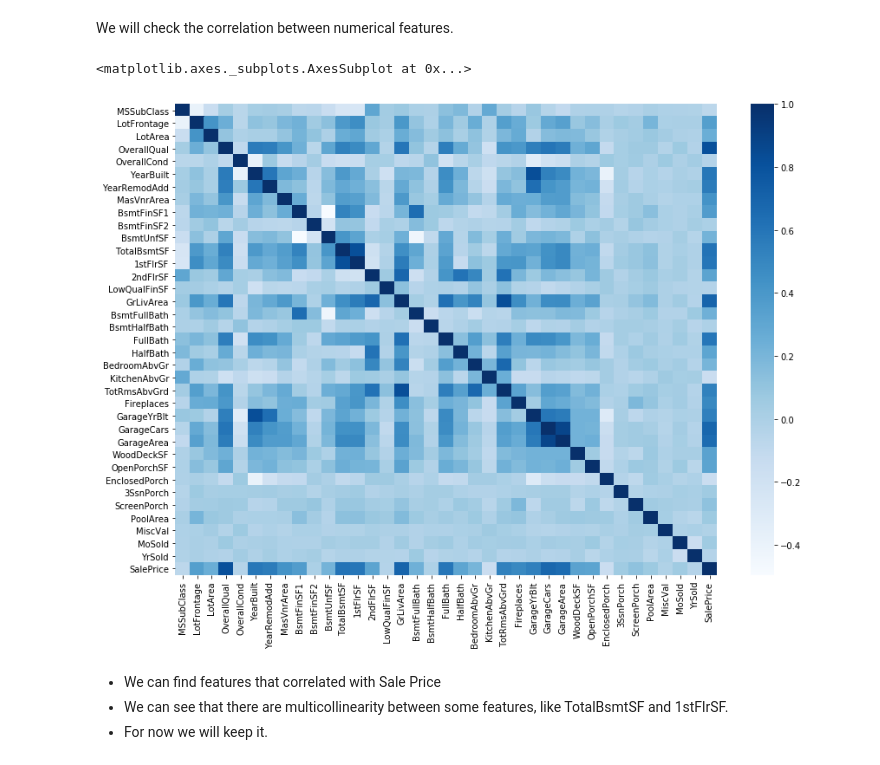
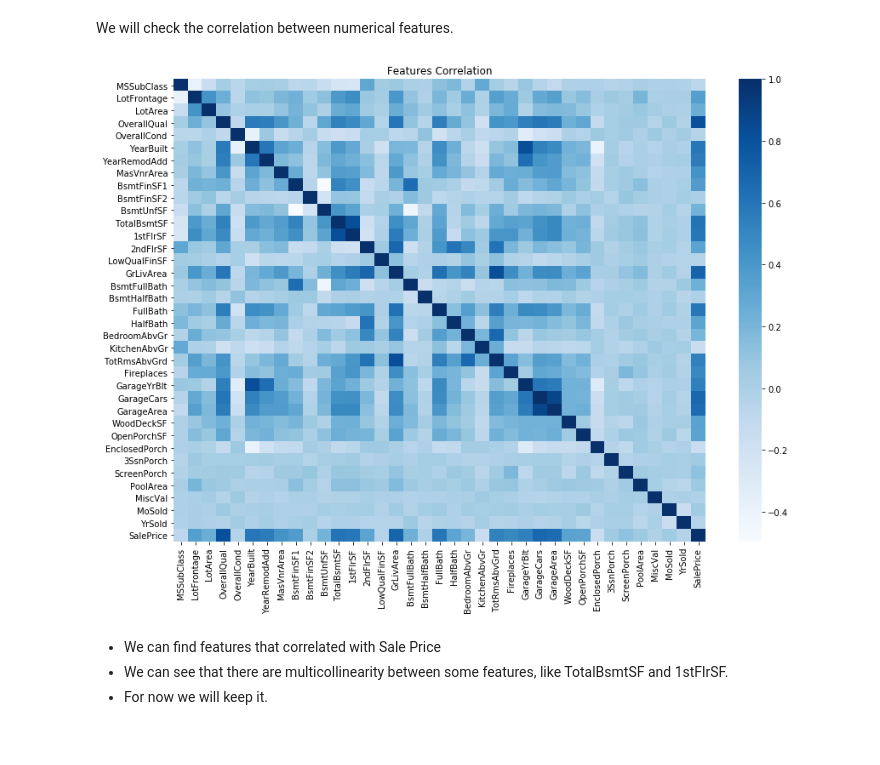
Before and after one commit to ardiansptr/House-Sale-Price-Prediction, a Jupyter notebook: House Sale Price Prediction.ipynb, the cells around one changed output. Drawn from its saved outputs; the diff is of its cells as text; code cells hidden in the pictures.

```diff
--- a/House Sale Price Prediction.ipynb
+++ b/House Sale Price Prediction.ipynb
@@ -135,9 +130,9 @@ corr_matrix = data.corr()
 # %%
 plt.figure(figsize=(14,10))
 sns.heatmap(corr_matrix,cmap='Blues')
+plt.title("Features Correlation",);
 # %% [output]
-<matplotlib.axes._subplots.AxesSubplot at 0x...>
-[figure, old version]
+[figure, new version]
 # %% [markdown]
 * We can find features that correlated with Sale Price
 * We can see that there are multicollinearity between some features, like TotalBsmtSF and 1stFlrSF.
```
Also changed, not shown: parts of 6 cells of this notebook.
